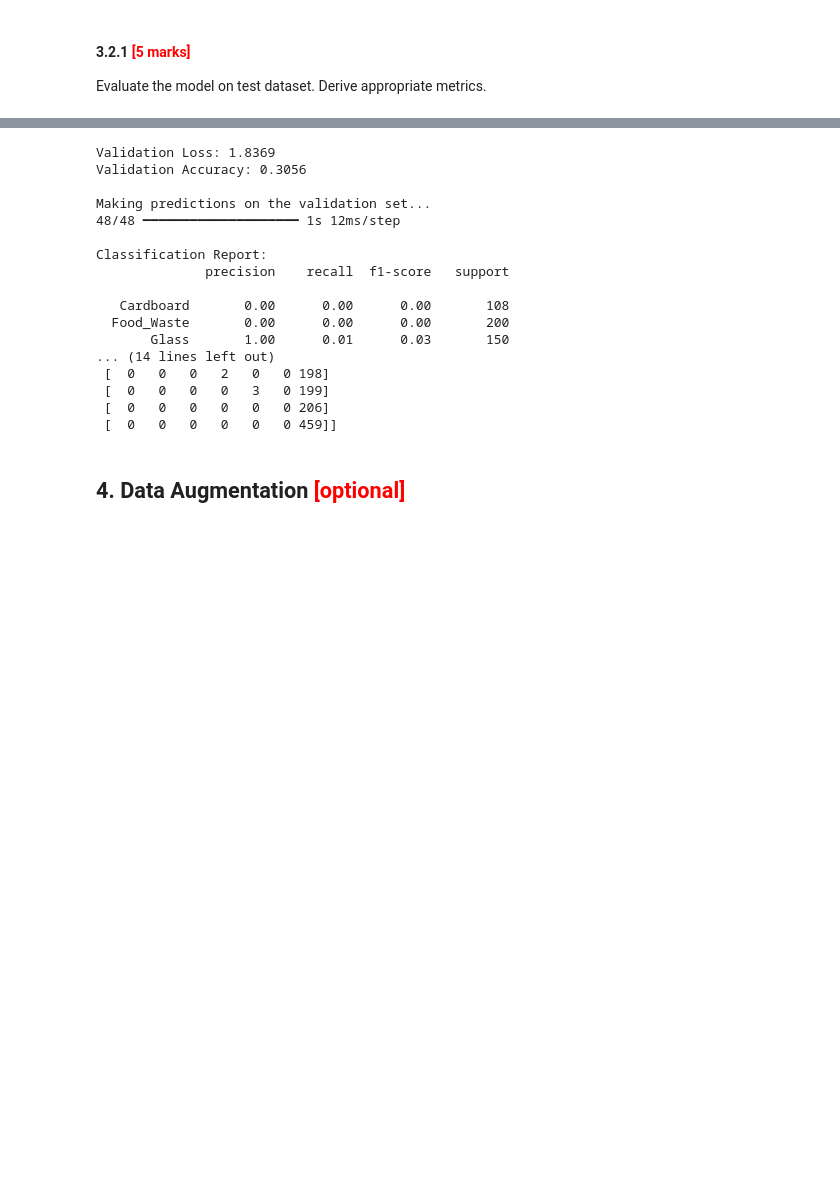
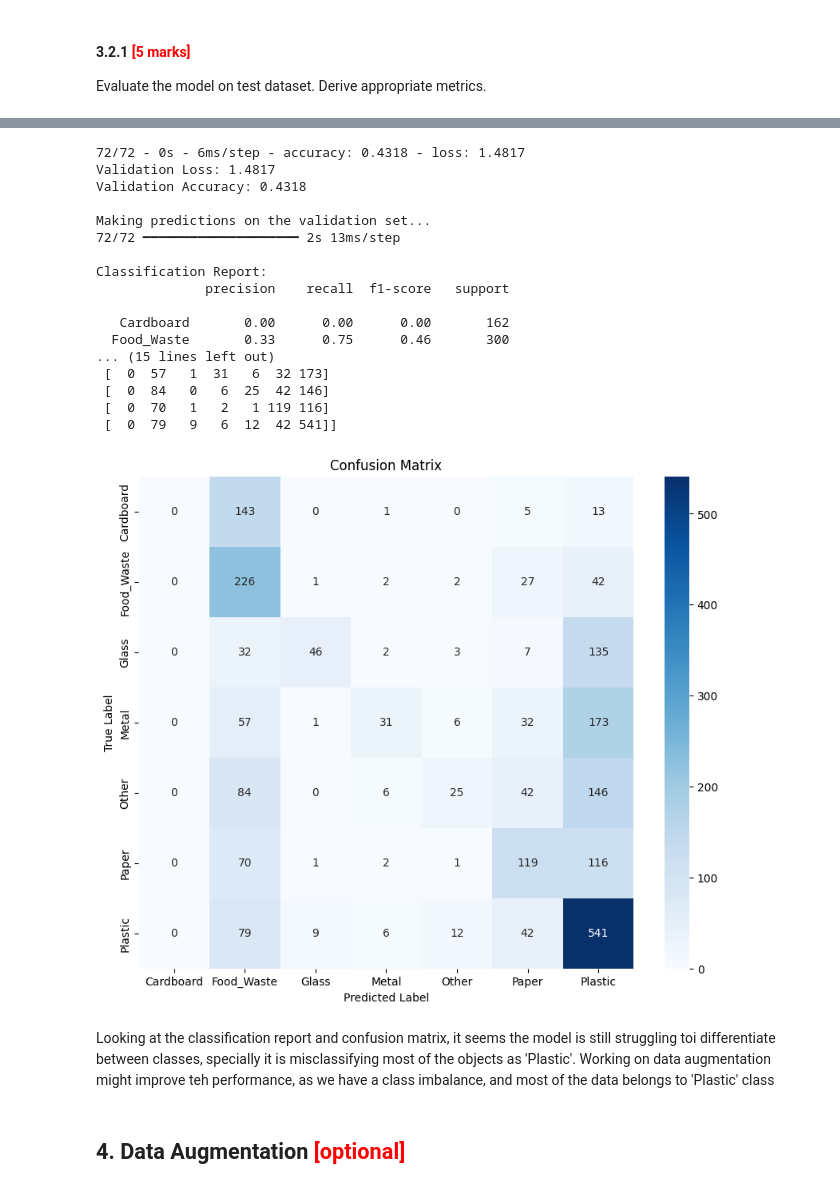
Before and after one commit to PoulamiDasDA/CNN_Waste_Seggregation, a Jupyter notebook: CNN_Assg_Waste_Segregation_Starter_Poulami_Das_Bhunia.ipynb, the cells around one changed output, grey strips where cells are left out. Cells and saved outputs as stored; diff of their text form; code cells hidden in the pictures; blank space fills up the shorter version.

```diff
--- a/CNN_Assg_Waste_Segregation_Starter_Poulami_Das_Bhunia.ipynb
+++ b/CNN_Assg_Waste_Segregation_Starter_Poulami_Das_Bhunia.ipynb
@@ -468,13 +725,13 @@ test_loss, test_acc = model.evaluate(X_val,  y_val, verbose=2)
 # Evaluate on the test set; display suitable metrics
 from sklearn.metrics import classification_report, confusion_matrix
 
-loss, accuracy = model.evaluate(X_val, y_val, verbose=0)
+loss, accuracy = second_model.evaluate(X_val, y_val, verbose=2)
 
 print(f"Validation Loss: {loss:.4f}")
 print(f"Validation Accuracy: {accuracy:.4f}")
 
 print("\nMaking predictions on the validation set...")
-y_pred = model.predict(X_val)
+y_pred = second_model.predict(X_val)
 
 
 y_pred_classes = np.argmax(y_pred, axis=1)
@@ -487,23 +744,36 @@ print(classification_report(y_true_classes, y_pred_classes, target_names=target_
 print("\nConfusion Matrix:")
 print(confusion_matrix(y_true_classes, y_pred_classes))
 # %% [output]
-Validation Loss: 1.8369
-Validation Accuracy: 0.3056
+72/72 - 0s - 6ms/step - accuracy: 0.4318 - loss: 1.4817
+Validation Loss: 1.4817
+Validation Accuracy: 0.4318
 
 Making predictions on the validation set...
-48/48 ━━━━━━━━━━━━━━━━━━━━ 1s 12ms/step
+72/72 ━━━━━━━━━━━━━━━━━━━━ 2s 13ms/step
 
 Classification Report:
               precision    recall  f1-score   support
 
-   Cardboard       0.00      0.00      0.00       108
-  Food_Waste       0.00      0.00      0.00       200
-       Glass       1.00      0.01      0.03       150
-... (14 lines left out)
- [  0   0   0   2   0   0 198]
- [  0   0   0   0   3   0 199]
- [  0   0   0   0   0   0 206]
- [  0   0   0   0   0   0 459]]
+   Cardboard       0.00      0.00      0.00       162
+  Food_Waste       0.33      0.75      0.46       300
+... (15 lines left out)
+ [  0  57   1  31   6  32 173]
+ [  0  84   0   6  25  42 146]
+ [  0  70   1   2   1 119 116]
+ [  0  79   9   6  12  42 541]]
+# %%
+cm = confusion_matrix(y_true_classes, y_pred_classes)
+
+plt.figure(figsize=(10, 8))
+sns.heatmap(cm, annot=True, fmt='d', cmap='Blues', xticklabels=target_names, yticklabels=target_names)
+plt.xlabel('Predicted Label')
+plt.ylabel('True Label')
+plt.title('Confusion Matrix')
+plt.show()
+# %% [output]
+[figure, added]
+# %% [markdown]
+Looking at the classification report and confusion matrix, it seems the model is still struggling toi differentiate between classes, specially it is misclassifying most of the objects as 'Plastic'. Working on data augmentation might improve teh performance, as we have a class imbalance, and most of the data belongs to 'Plastic' class
 # %% [markdown]
 ## **4. Data Augmentation** <font color=red> [optional] </font><br>
 # %% [markdown]
```
Also changed, not shown: parts of 53 cells of this notebook.
